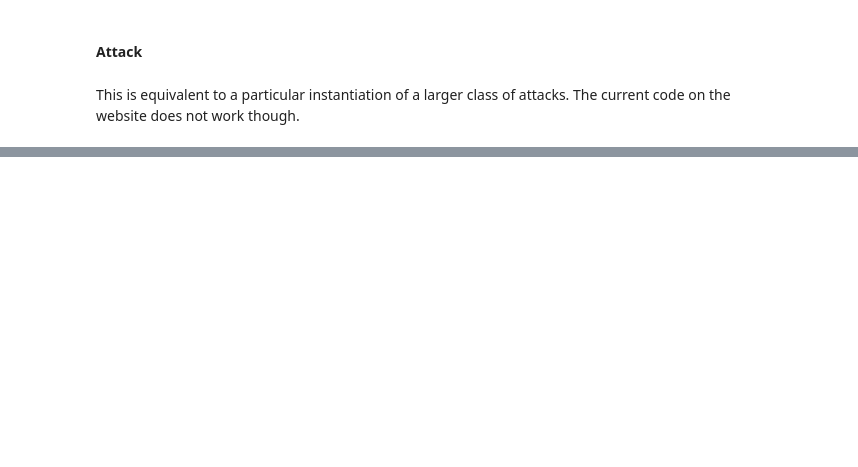
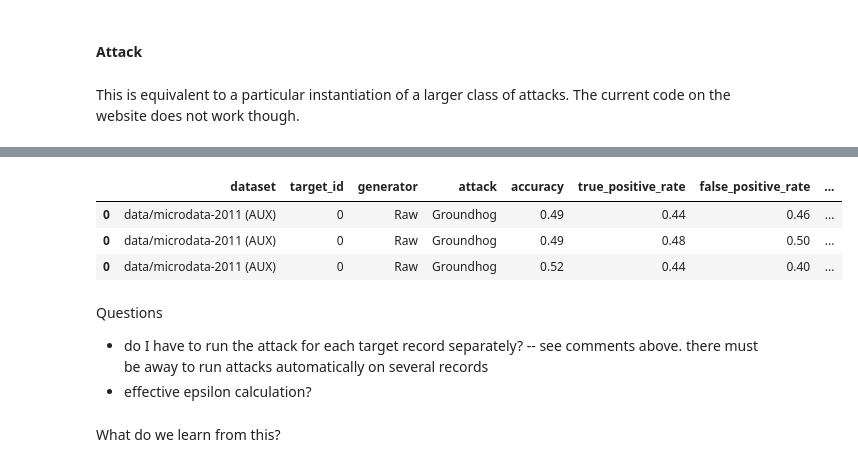
Before and after one commit to private-synthetic-data-social-sciences/explore-attacks, a Jupyter notebook: src/tapas.ipynb, the cells around one changed output, grey strips where cells are left out. Drawn from its saved outputs; the diff is of its cells as text; code cells hidden in the pictures; blank space fills up the shorter version.

Commit message:
continue exploring tapas

```diff
--- a/src/tapas.ipynb
+++ b/src/tapas.ipynb
@@ -100,0 +140,4 @@ Issues
+# %%
+attack_summary = threat_model.test(attacker, num_samples=100)
+# %%
+metrics = attack_summary.get_metrics()
@@ -100,0 +157,20 @@ Issues
+# %%
+def attack_record(id):
+    threat_model = tapas.threat_models.TargetedMIA(
+        attacker_knowledge_data=data_knowledge,
+        target_record=data.get_records(id),
+        attacker_knowledge_generator=sdg_knowledge,
+        generate_pairs=True, # see API. SOURCE?
+        replace_target=True
+    )
+    attacker = tapas.attacks.GroundhogAttack()
+    attacker.train(threat_model, num_samples=100)
+    attack_summary = threat_model.test(attacker, num_samples=100)
+    metrics = attack_summary.get_metrics()
+    return metrics
+# %%
+metrics = []
+for i in target_record_ids:
+    print(i)
+    m = attack_record(i)
+    metrics.append(m)
@@ -100,0 +196,14 @@ Issues
+# %%
+import pandas as pd
+pd.concat(metrics)
+# %% [output]
+|  | dataset | target_id | generator | attack | accuracy | true_positive_rate | false_positive_rate | ... |
+| 0 | data/microdata-2011 (AUX) | 0 | Raw | Groundhog | 0.49 | 0.44 | 0.46 | ... |
+| 0 | data/microdata-2011 (AUX) | 0 | Raw | Groundhog | 0.49 | 0.48 | 0.50 | ... |
+| 0 | data/microdata-2011 (AUX) | 0 | Raw | Groundhog | 0.52 | 0.44 | 0.40 | ... |
+# %% [markdown]
+Questions
+- do I have to run the attack for each target record separately? -- see comments above. there must be away to run attacks automatically on several records
+- effective epsilon calculation?
+# %% [markdown]
+What do we learn from this?
```
Also changed, not shown: parts of 18 cells of this notebook, 1 other file.
